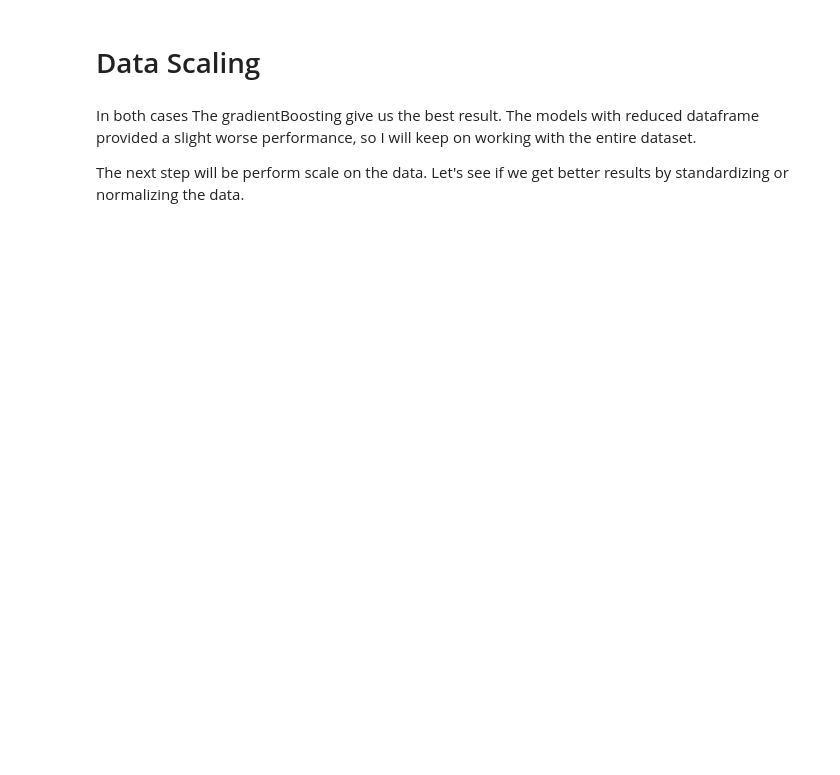
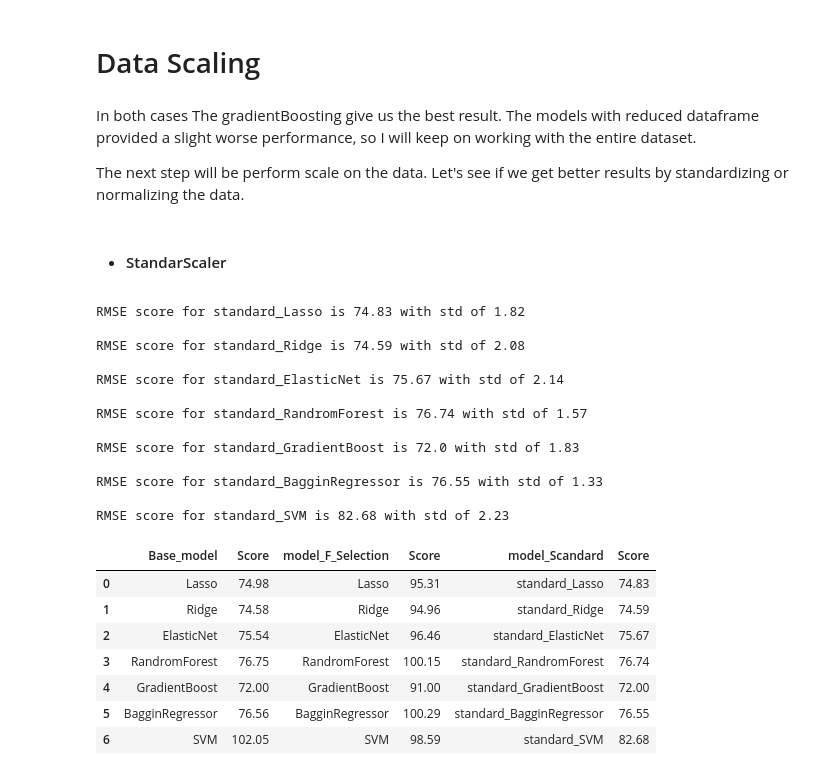
Before and after one commit to jmcabreira-zz/Data-Science-Projects, a Jupyter notebook: Student_grade_prediction_ENEM/Student_grade_prediction.ipynb, the cells around one changed output. Cells and saved outputs as stored; diff of their text form; code cells hidden in the pictures; blank space fills up the shorter version.

```diff
--- a/Student_grade_prediction_ENEM/Student_grade_prediction.ipynb
+++ b/Student_grade_prediction_ENEM/Student_grade_prediction.ipynb
@@ -483,3 +490,35 @@ RMSE score for SVM is 98.59 with std of 2.56
 In both cases The gradientBoosting give us the best result. The models with reduced dataframe provided a slight worse performance, so I will keep on working with the entire dataset.
 
 The next step will be perform scale on the data. Let's see if we get better results by standardizing or normalizing the data.
+# %% [markdown]
+- #### StandarScaler
+# %%
+# All featues
+models = scaler('standard')
+names, results = evaluate_models(df_dummies, Y, models, learning_curve_=False)
+standard_scale_df = df_scores(names,results)
+standard_scale_df.rename(columns={"Model_name": "model_Scandard"}, inplace= True)
+df_score = pd.concat([df_score,standard_scale_df ], axis = 1)
+df_score
+# %% [output]
+RMSE score for standard_Lasso is 74.83 with std of 1.82
+
+RMSE score for standard_Ridge is 74.59 with std of 2.08
+
+RMSE score for standard_ElasticNet is 75.67 with std of 2.14
+
+RMSE score for standard_RandromForest is 76.74 with std of 1.57
+
+RMSE score for standard_GradientBoost is 72.0 with std of 1.83
+
+RMSE score for standard_BagginRegressor is 76.55 with std of 1.33
+
+RMSE score for standard_SVM is 82.68 with std of 2.23
+|  | Base_model | Score | model_F_Selection | Score | model_Scandard | Score |
+| 0 | Lasso | 74.98 | Lasso | 95.31 | standard_Lasso | 74.83 |
+| 1 | Ridge | 74.58 | Ridge | 94.96 | standard_Ridge | 74.59 |
+| 2 | ElasticNet | 75.54 | ElasticNet | 96.46 | standard_ElasticNet | 75.67 |
+| 3 | RandromForest | 76.75 | RandromForest | 100.15 | standard_RandromForest | 76.74 |
+| 4 | GradientBoost | 72.00 | GradientBoost | 91.00 | standard_GradientBoost | 72.00 |
+| 5 | BagginRegressor | 76.56 | BagginRegressor | 100.29 | standard_BagginRegressor | 76.55 |
+| 6 | SVM | 102.05 | SVM | 98.59 | standard_SVM | 82.68 |
```
Also changed, not shown: parts of 6 cells of this notebook.
